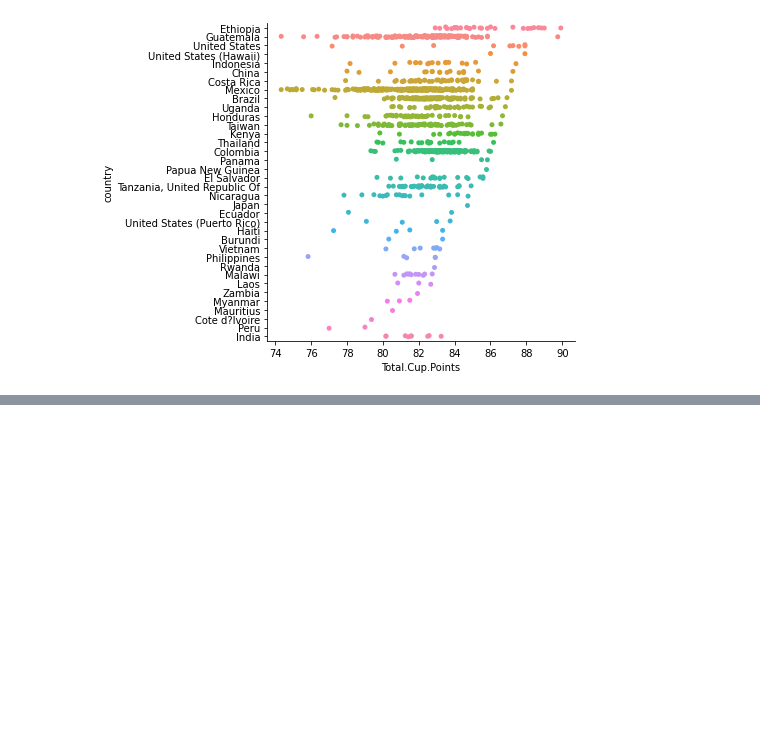
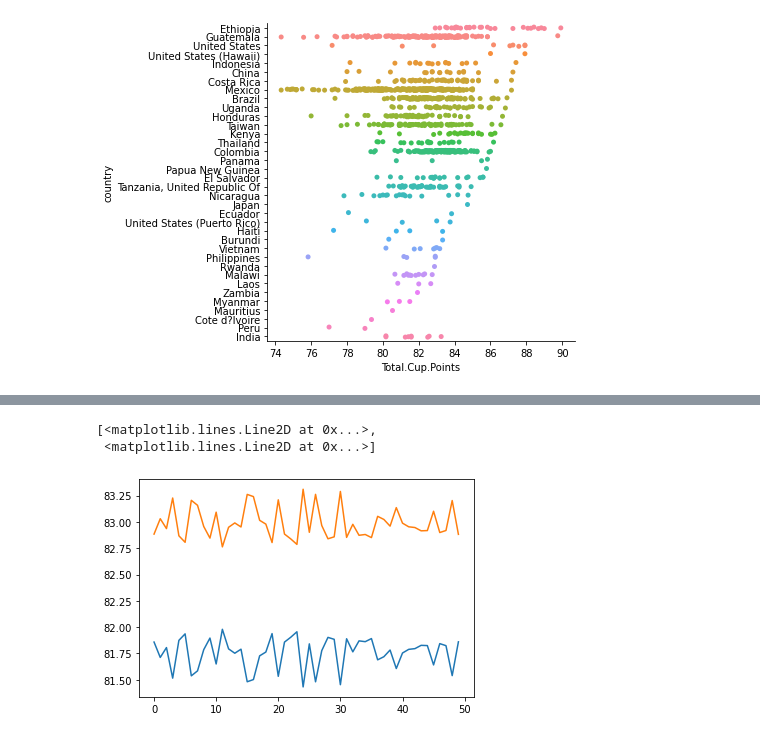
Before and after one commit to arrrin/coffee-analysis, a Jupyter notebook: Basic.ipynb, the cells around one changed output, grey strips where cells are left out. Cells and saved outputs as stored; diff of their text form; code cells hidden in the pictures; blank space fills up the shorter version.

```diff
--- a/Basic.ipynb
+++ b/Basic.ipynb
@@ -165,3 +168,28 @@ except ValueError:
     plt.show()
 # %% [output]
 [figure]
+# %%
+point = pd.to_numeric(point)
+print(point)
+
+# Mean of point
+myMean = point.mean()
+print(myMean)
+
+# degrees of freedom (dgf) = samplesize - 1
+n = len(point)
+print(n)
+dgf = n-1
+
+# Standard error (SE)
+SE = sem(point)
+print(SE)
+
+#Confidence Interval (CI) 90% 95% 99%
+CIlist = [0.90 , 0.95 , 0.99]
+print(t.interval(CIlist[0],dgf,loc=myMean,scale= SE ))
+print(t.interval(CIlist[1],dgf,loc=myMean,scale= SE ))
+print(t.interval(CIlist[2],dgf,loc=myMean,scale= SE ))
+
+def getCI(cl,dgf,mean,se) :
+    return t.interval(cl,dgf,loc=mean,scale=se)
@@ -167,0 +288,6 @@ except ValueError:
+# %%
+plt.plot(arr)
+# %% [output]
+[<matplotlib.lines.Line2D at 0x...>,
+ <matplotlib.lines.Line2D at 0x...>]
+[figure, added]
```
Also changed, not shown: parts of 25 cells of this notebook.
